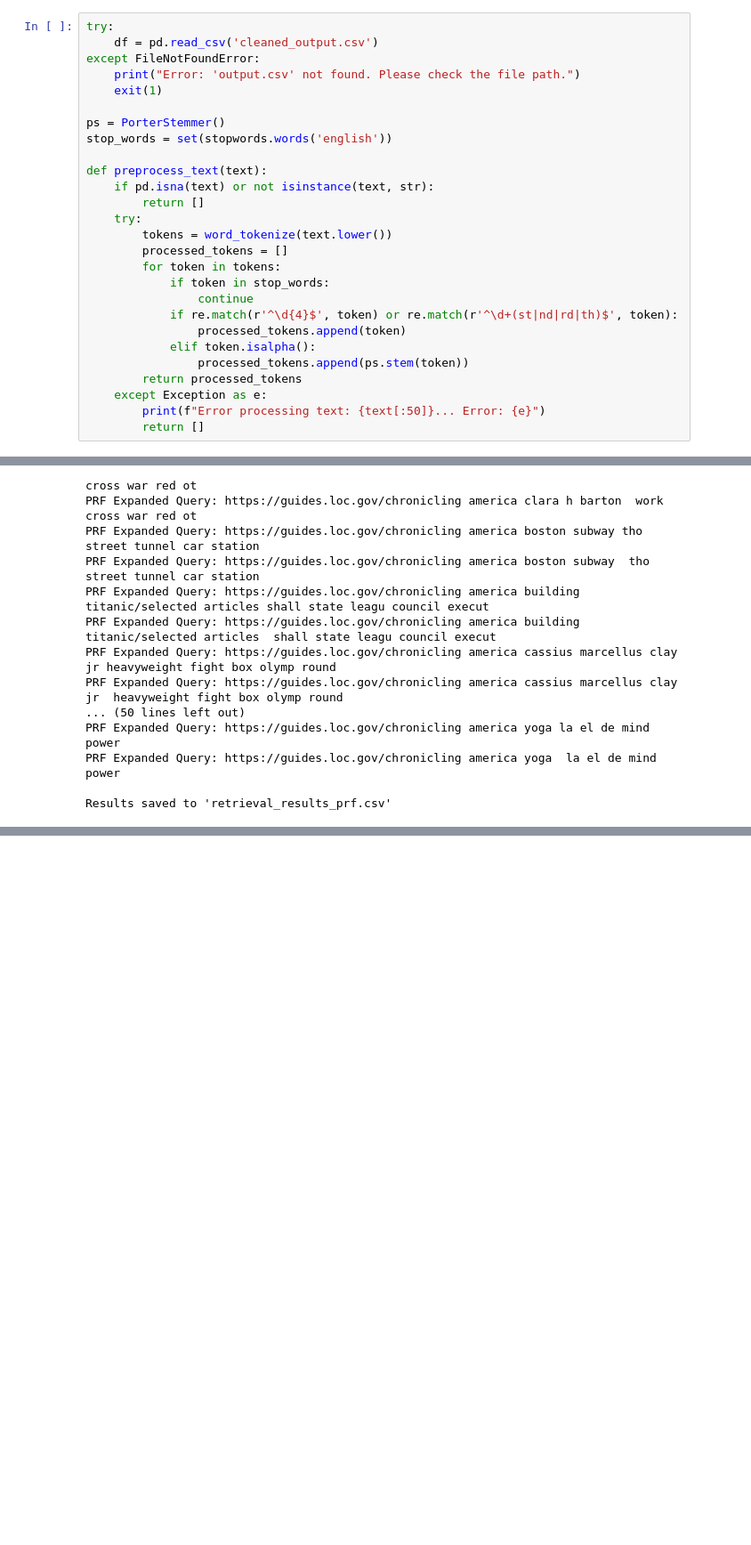
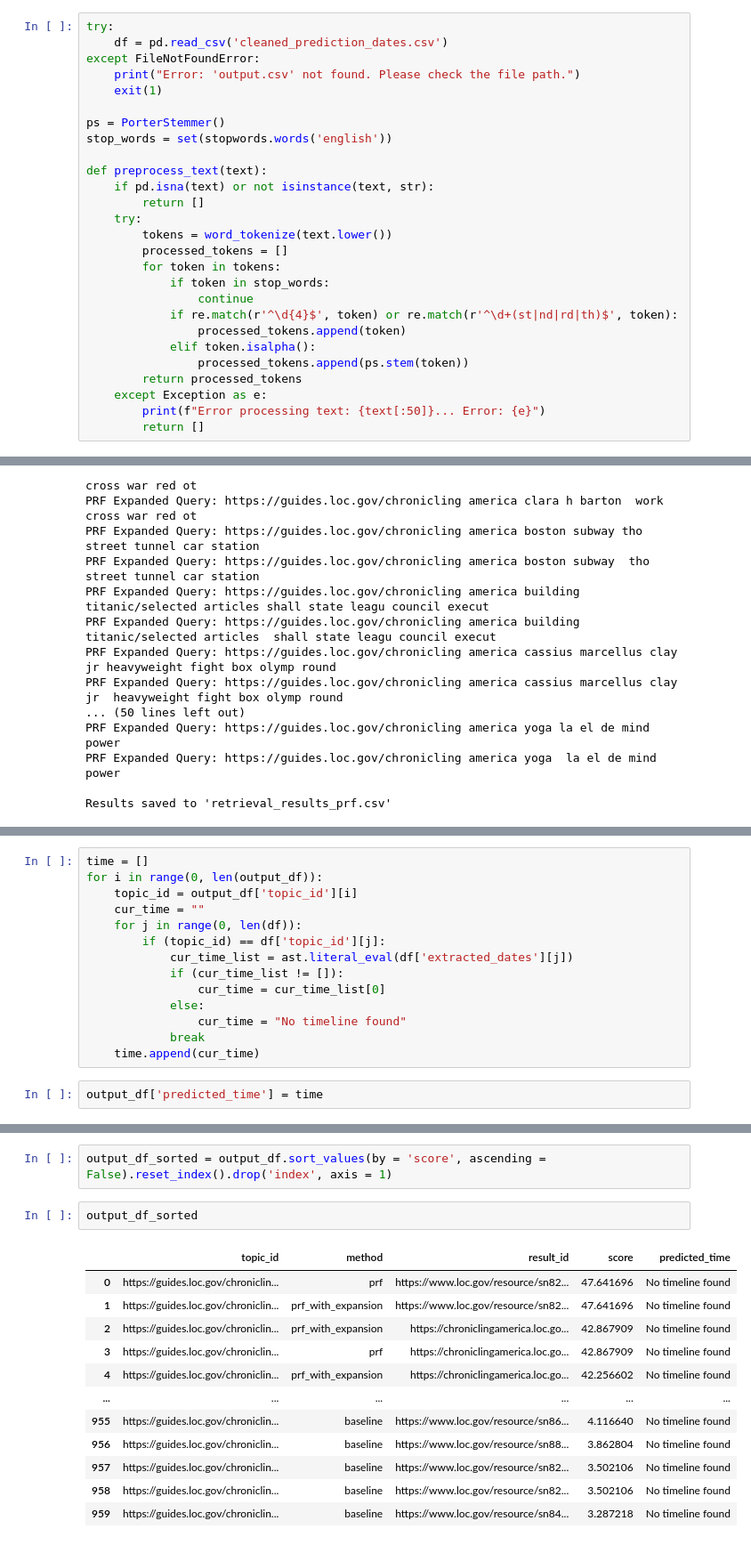
Before and after one commit to Prudhvivuda/cs6200-course-project, a Jupyter notebook: retrieval_model.ipynb, the cells around one changed output, grey strips where cells are left out. Shown at 89% size. Cells and saved outputs as stored; diff of their text form; blank space fills up the shorter version.

```diff
--- a/retrieval_model.ipynb
+++ b/retrieval_model.ipynb
@@ -27,7 +27,7 @@ nltk.download('stopwords')
 True
 # %%
 try:
-    df = pd.read_csv('cleaned_output.csv')
+    df = pd.read_csv('cleaned_prediction_dates.csv')
 except FileNotFoundError:
     print("Error: 'output.csv' not found. Please check the file path.")
     exit(1)
@@ -292,0 +315,16 @@ Results saved to 'retrieval_results_prf.csv'
+# %%
+time = []
+for i in range(0, len(output_df)):
+    topic_id = output_df['topic_id'][i]
+    cur_time = ""
+    for j in range(0, len(df)):
+        if (topic_id) == df['topic_id'][j]:
+            cur_time_list = ast.literal_eval(df['extracted_dates'][j])
+            if (cur_time_list != []):
+                cur_time = cur_time_list[0]
+            else:
+                cur_time = "No timeline found"
+            break
+    time.append(cur_time)
+# %%
+output_df['predicted_time'] = time
@@ -292,0 +333,17 @@ Results saved to 'retrieval_results_prf.csv'
+# %%
+output_df_sorted = output_df.sort_values(by = 'score', ascending = False).reset_index().drop('index', axis = 1)
+# %%
+output_df_sorted
+# %% [output]
+|  | topic_id | method | result_id | score | predicted_time |
+| 0 | https://guides.loc.gov/chroniclin... | prf | https://www.loc.gov/resource/sn82... | 47.641696 | No timeline found |
+| 1 | https://guides.loc.gov/chroniclin... | prf_with_expansion | https://www.loc.gov/resource/sn82... | 47.641696 | No timeline found |
+| 2 | https://guides.loc.gov/chroniclin... | prf_with_expansion | https://chroniclingamerica.loc.go... | 42.867909 | No timeline found |
+| 3 | https://guides.loc.gov/chroniclin... | prf | https://chroniclingamerica.loc.go... | 42.867909 | No timeline found |
+| 4 | https://guides.loc.gov/chroniclin... | prf_with_expansion | https://chroniclingamerica.loc.go... | 42.256602 | No timeline found |
+| ... | ... | ... | ... | ... | ... |
+| 955 | https://guides.loc.gov/chroniclin... | baseline | https://www.loc.gov/resource/sn86... | 4.116640 | No timeline found |
+| 956 | https://guides.loc.gov/chroniclin... | baseline | https://www.loc.gov/resource/sn88... | 3.862804 | No timeline found |
+| 957 | https://guides.loc.gov/chroniclin... | baseline | https://www.loc.gov/resource/sn82... | 3.502106 | No timeline found |
+| 958 | https://guides.loc.gov/chroniclin... | baseline | https://www.loc.gov/resource/sn82... | 3.502106 | No timeline found |
+| 959 | https://guides.loc.gov/chroniclin... | baseline | https://www.loc.gov/resource/sn84... | 3.287218 | No timeline found |
```
Also changed, not shown: parts of 11 cells of this notebook, 1 other file.
